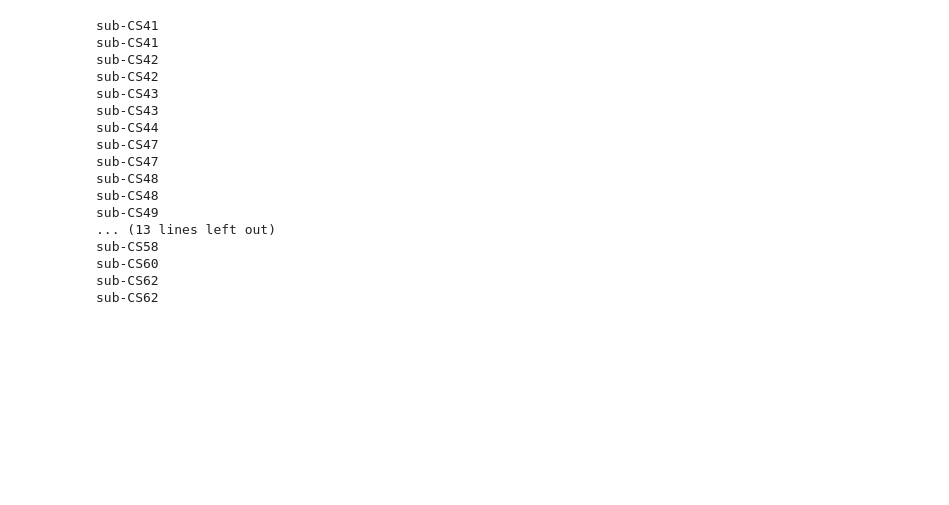
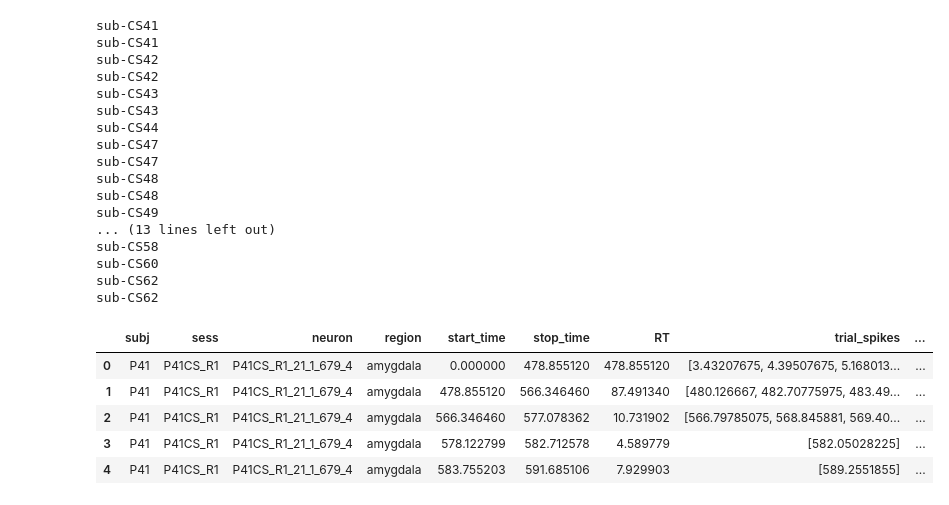
Before and after one commit to NuttidaLab/movie_analysis, a Jupyter notebook: data_consolidate.ipynb, the cells around one changed output. Cells and saved outputs as stored; diff of their text form; code cells hidden in the pictures; blank space fills up the shorter version.

```diff
--- a/data_consolidate.ipynb
+++ b/data_consolidate.ipynb
@@ -158,8 +159,10 @@ def process_spikes(neuron, trial_df):
         # 5. smooth spikes
 
         if trial['stim_phase'] == 'encoding':
-            stop, win_size, step = trial['RT'], 10, 5
-        else:
+            stop, win_size, step = trial['RT'], 5, 2
+        elif trial['stim_phase'] == 'baseline':
+            stop, win_size, step = 30, 5, 2
+        elif trial['stim_phase'] == 'recognition':
             stop, win_size, step = sess_max_RT, 1, .5
 
         trial_smooth_spikes = []
@@ -195,6 +198,21 @@ for session_file in session_files:
 
     # trial data per session
     trial_df = nwbfile.trials.to_dataframe()
+
+    # create a 'baseline' row
+    baseline_row = {
+        'start_time': trial_df['stop_time'].iloc[0],
+        'stop_time': trial_df['start_time'].iloc[1],
+        'stim_phase': 'baseline',
+        'stimulus_file': 'NA',
+        'response_correct': 'NA',
+        'response_confidence': 'NA',
+        'actual_response': 'NA'
+    }
+
+    # baseline row at index 1
+    trial_df = pd.concat([trial_df.iloc[:1], pd.DataFrame([baseline_row]), trial_df.iloc[1:]]).reset_index(drop=True)
+
     trial_df['RT'] = trial_df['stop_time'] - trial_df['start_time']
 
     # all neurons within session
@@ -267,3 +285,12 @@ sub-CS58
 sub-CS60
 sub-CS62
 sub-CS62
+# %%
+neuron_by_trial.head()
+# %% [output]
+|  | subj | sess | neuron | region | start_time | stop_time | RT | trial_spikes | ... |
+| 0 | P41 | P41CS_R1 | P41CS_R1_21_1_679_4 | amygdala | 0.000000 | 478.855120 | 478.855120 | [3.43207675, 4.39507675, 5.168013... | ... |
+| 1 | P41 | P41CS_R1 | P41CS_R1_21_1_679_4 | amygdala | 478.855120 | 566.346460 | 87.491340 | [480.126667, 482.70775975, 483.49... | ... |
+| 2 | P41 | P41CS_R1 | P41CS_R1_21_1_679_4 | amygdala | 566.346460 | 577.078362 | 10.731902 | [566.79785075, 568.845881, 569.40... | ... |
+| 3 | P41 | P41CS_R1 | P41CS_R1_21_1_679_4 | amygdala | 578.122799 | 582.712578 | 4.589779 | [582.05028225] | ... |
+| 4 | P41 | P41CS_R1 | P41CS_R1_21_1_679_4 | amygdala | 583.755203 | 591.685106 | 7.929903 | [589.2551855] | ... |
```
Also changed, not shown: parts of 1 cell of this notebook, 6 other files.
